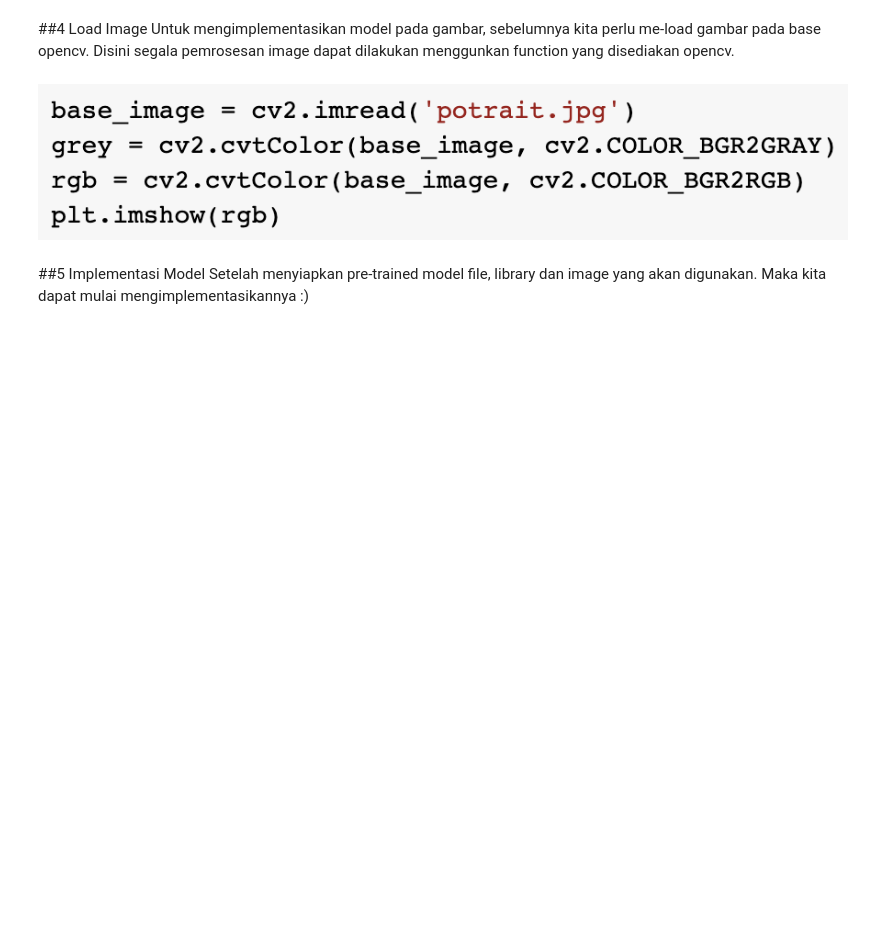
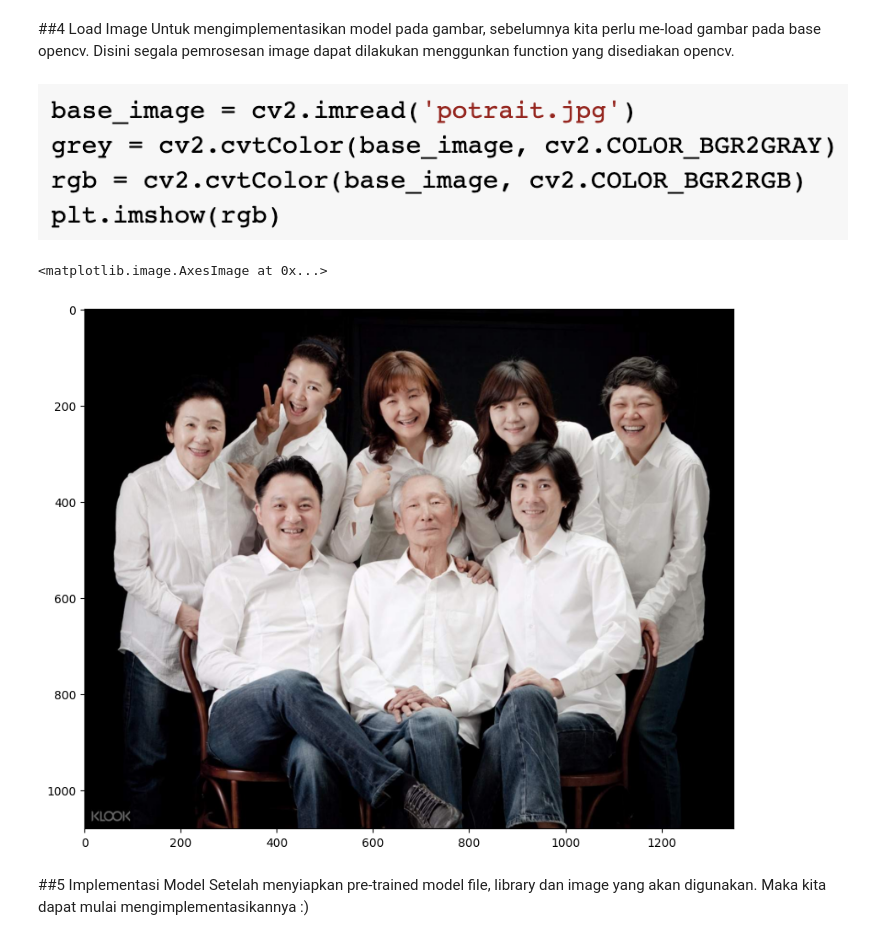
Before and after one commit to aladino24/artificial_intelligence_orbit, a Jupyter notebook: [Student]_Revised_Object_Detection_Haar_Cascade_Hands_On.ipynb, the cells around one changed output. Drawn from its saved outputs; the diff is of its cells as text; code cells hidden in the pictures; blank space fills up the shorter version.

```diff
--- a/[Student]_Revised_Object_Detection_Haar_Cascade_Hands_On.ipynb
+++ b/[Student]_Revised_Object_Detection_Haar_Cascade_Hands_On.ipynb
@@ -115,3 +97,9 @@ Untuk menggunakan model Haarcascade, kita membutuhkan beberapa library berikut:
+# %%
+import cv2
+%matplotlib inline
+from matplotlib import pyplot as plt
+import pylab
+pylab.rcParams['figure.figsize'] = (10.0,8.0)
 # %% [markdown]
 ##4 Load Image
 Untuk mengimplementasikan model pada gambar, sebelumnya kita perlu me-load gambar pada base opencv. Disini segala pemrosesan image dapat dilakukan menggunkan function yang disediakan opencv.
@@ -122,3 +108,11 @@ Untuk mengimplementasikan model pada gambar, sebelumnya kita perlu me-load gamba
+# %%
+base_image = cv2.imread('potrait.jpg')
+grey = cv2.cvtColor(base_image, cv2.COLOR_BGR2GRAY)
+rgb = cv2.cvtColor(base_image, cv2.COLOR_BGR2RGB)
+plt.imshow(rgb)
+# %% [output]
+<matplotlib.image.AxesImage at 0x...>
+[figure, added]
 # %% [markdown]
 ##5 Implementasi Model
 Setelah menyiapkan pre-trained model file, library dan image yang akan digunakan. Maka kita dapat mulai mengimplementasikannya :)
```
Also changed, not shown: parts of 6 cells of this notebook.
